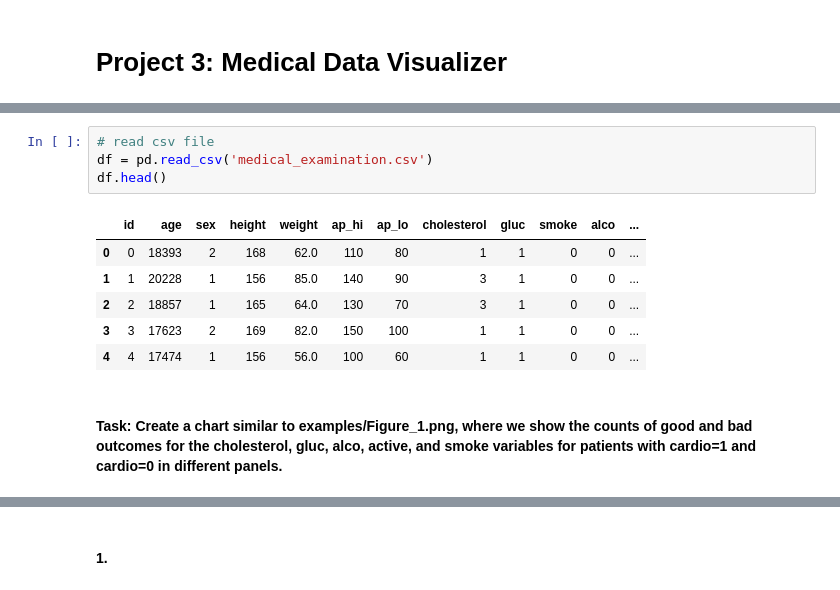
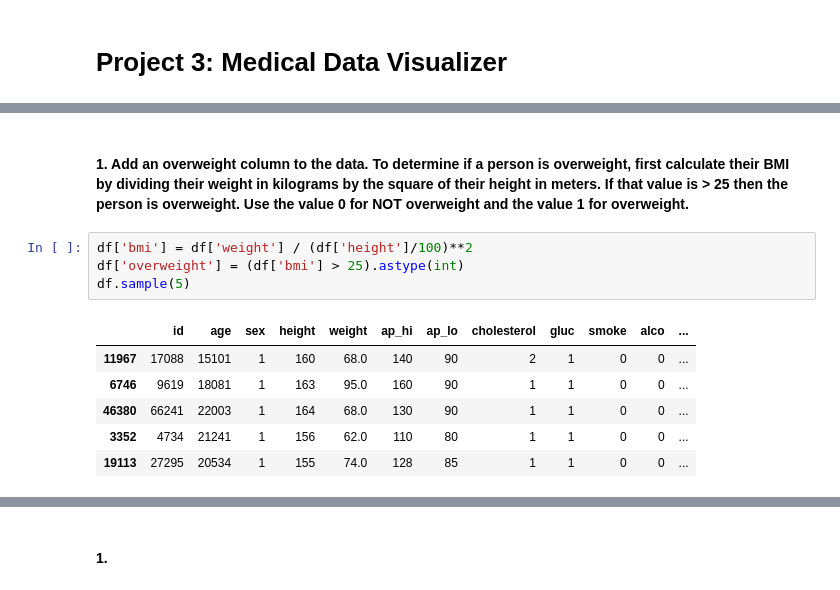
Before and after one commit to MIKRAMS1984/Free-code-camp, a Jupyter notebook: project 3 Medical Data Visualizer/Project 3 Medical Data Visualizer.ipynb, the cells around one changed output, grey strips where cells are left out. Saved outputs shown, nothing was run; the diff lists cells and outputs as text.

```diff
--- a/project 3 Medical Data Visualizer/Project 3 Medical Data Visualizer.ipynb
+++ b/project 3 Medical Data Visualizer/Project 3 Medical Data Visualizer.ipynb
@@ -8,13 +37,13 @@ import seaborn as sns
-# %%
-# read csv file
-df = pd.read_csv('medical_examination.csv')
-df.head()
-# %% [output]
-|  | id | age | sex | height | weight | ap_hi | ap_lo | cholesterol | gluc | smoke | alco | ... |
-| 0 | 0 | 18393 | 2 | 168 | 62.0 | 110 | 80 | 1 | 1 | 0 | 0 | ... |
-| 1 | 1 | 20228 | 1 | 156 | 85.0 | 140 | 90 | 3 | 1 | 0 | 0 | ... |
-| 2 | 2 | 18857 | 1 | 165 | 64.0 | 130 | 70 | 3 | 1 | 0 | 0 | ... |
-| 3 | 3 | 17623 | 2 | 169 | 82.0 | 150 | 100 | 1 | 1 | 0 | 0 | ... |
-| 4 | 4 | 17474 | 1 | 156 | 56.0 | 100 | 60 | 1 | 1 | 0 | 0 | ... |
-# %% [markdown]
-#### Task: Create a chart similar to examples/Figure_1.png, where we show the counts of good and bad outcomes for the cholesterol, gluc, alco, active, and smoke variables for patients with cardio=1 and cardio=0 in different panels.
+# %% [markdown]
+#### 1. Add an overweight column to the data. To determine if a person is overweight, first calculate their BMI by dividing their weight in kilograms by the square of their height in meters. If that value is > 25 then the person is overweight. Use the value 0 for NOT overweight and the value 1 for overweight.
+# %%
+df['bmi'] = df['weight'] / (df['height']/100)**2
+df['overweight'] = (df['bmi'] > 25).astype(int)
+df.sample(5)
+# %% [output]
+|  | id | age | sex | height | weight | ap_hi | ap_lo | cholesterol | gluc | smoke | alco | ... |
+| 11967 | 17088 | 15101 | 1 | 160 | 68.0 | 140 | 90 | 2 | 1 | 0 | 0 | ... |
+| 6746 | 9619 | 18081 | 1 | 163 | 95.0 | 160 | 90 | 1 | 1 | 0 | 0 | ... |
+| 46380 | 66241 | 22003 | 1 | 164 | 68.0 | 130 | 90 | 1 | 1 | 0 | 0 | ... |
+| 3352 | 4734 | 21241 | 1 | 156 | 62.0 | 110 | 80 | 1 | 1 | 0 | 0 | ... |
+| 19113 | 27295 | 20534 | 1 | 155 | 74.0 | 128 | 85 | 1 | 1 | 0 | 0 | ... |
```
Also changed, not shown: parts of 11 cells of this notebook, 2 other files.
